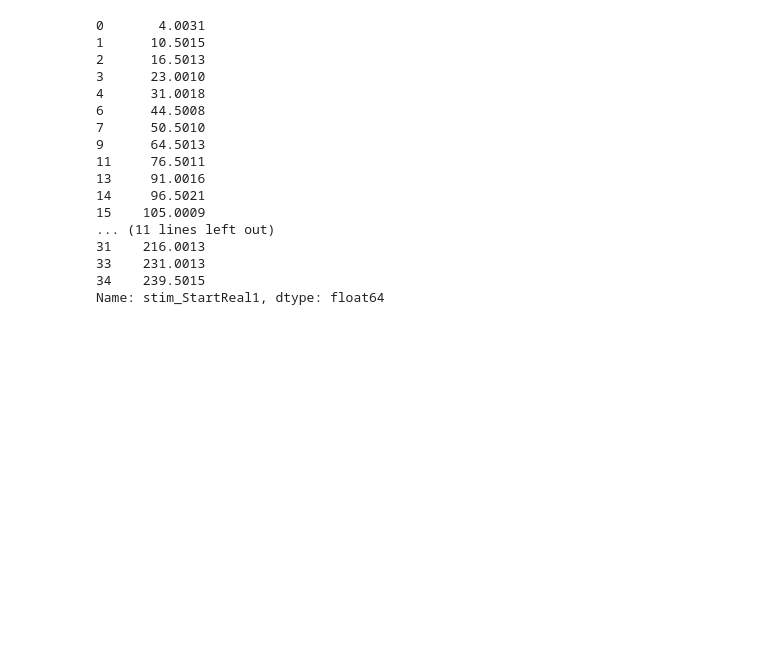
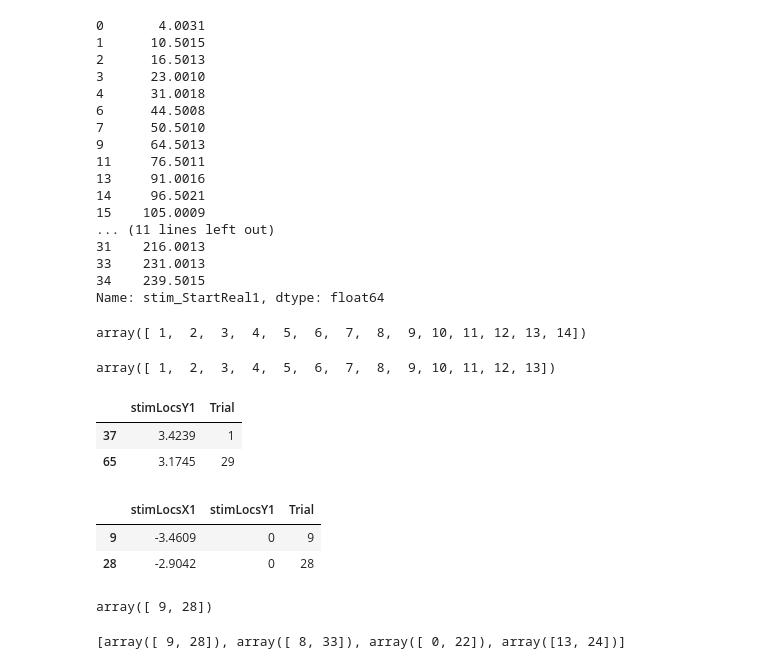
Before and after one commit to franink/Fractions, a Jupyter notebook: Data_Analyses/IEM_LSS_Select_Volumes.ipynb, the cells around one changed output. Cells and saved outputs as stored; diff of their text form; code cells hidden in the pictures; blank space fills up the shorter version.

Commit message:
Select Index for IEM LSS

```diff
--- a/Data_Analyses/IEM_LSS_Select_Volumes.ipynb
+++ b/Data_Analyses/IEM_LSS_Select_Volumes.ipynb
@@ -33,6 +33,7 @@ for name in filenames:
     s_id = 's_'+sub_nbr
     frame = pd.read_csv(name, header=0, index_col=False,names=colnames)
     frame['Subject'] = s_id
+    frame['Trial'] = np.arange(36)
     db = pd.concat([db, frame], ignore_index=True)
 # %%
 db.head(40)
@@ -151,0 +134,18 @@ for s in subs:
+# %%
+values = db.Condition1.unique()
+values.sort()
+#values = values[~np.isnan(values)]
+values
+# %% [output]
+array([ 1,  2,  3,  4,  5,  6,  7,  8,  9, 10, 11, 12, 13, 14])
+# %%
+values = values[:13]
+values
+# %% [output]
+array([ 1,  2,  3,  4,  5,  6,  7,  8,  9, 10, 11, 12, 13])
+# %%
+db[(db['Subject']=='s_03003') & (db['Condition1'] == 12)][['stimLocsY1','Trial']]
+# %% [output]
+|  | stimLocsY1 | Trial |
+| 37 | 3.4239 | 1 |
+| 65 | 3.1745 | 29 |
@@ -151,0 +172,14 @@ for s in subs:
+# %%
+db[(db['Subject']=='s_03001') & (db['Condition1'] == 1)][['stimLocsX1', 'stimLocsY1', 'Trial']]
+# %% [output]
+|  | stimLocsX1 | stimLocsY1 | Trial |
+| 9 | -3.4609 | 0 | 9 |
+| 28 | -2.9042 | 0 | 28 |
+# %%
+db[(db['Subject']=='s_03001') & (db['Condition1'] == 1)]['Trial'].values
+# %% [output]
+array([ 9, 28])
+# %%
+big_index_dict['s_03001']['1']
+# %% [output]
+[array([ 9, 28]), array([ 8, 33]), array([ 0, 22]), array([13, 24])]
```
Also changed, not shown: parts of 21 cells of this notebook.
